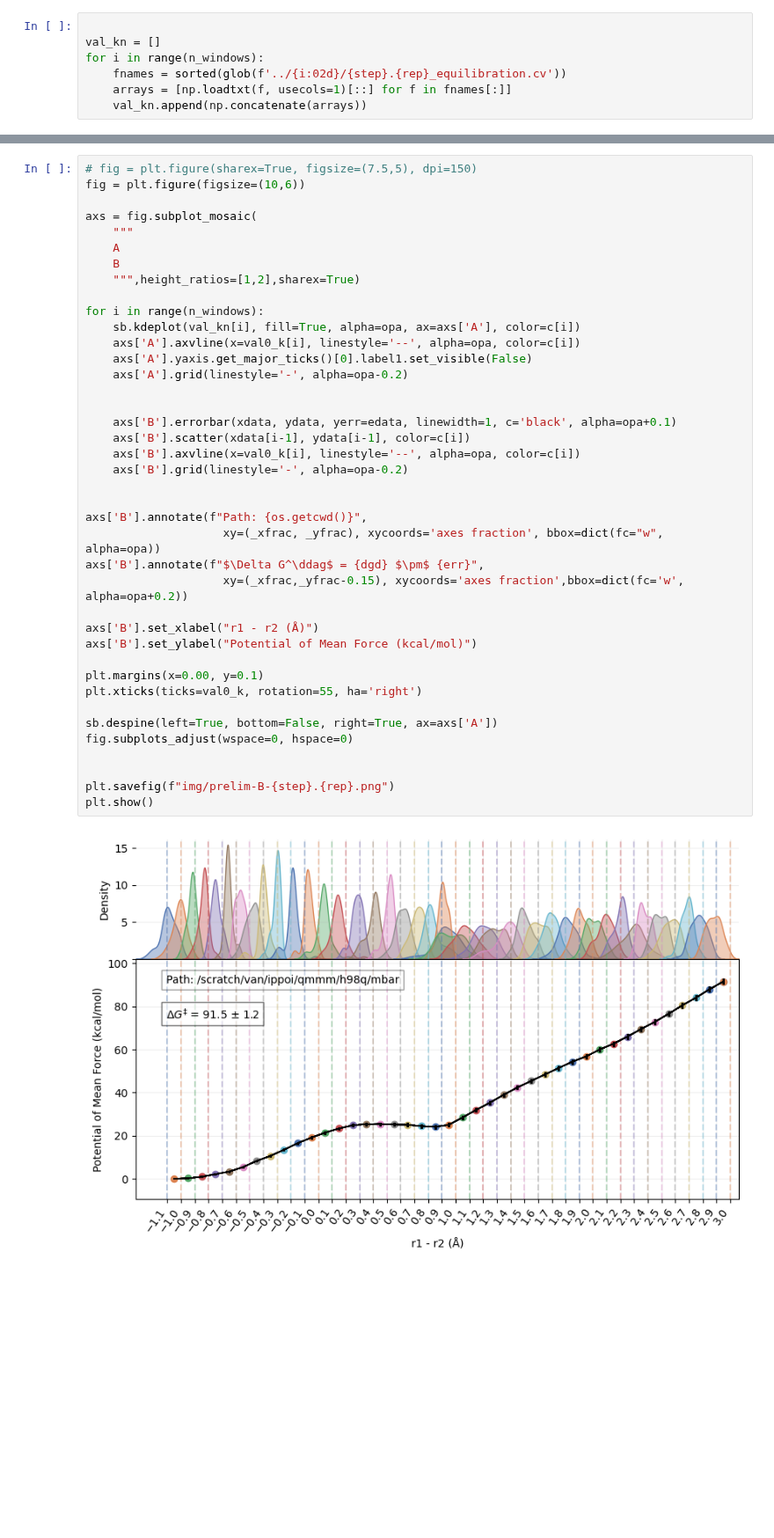
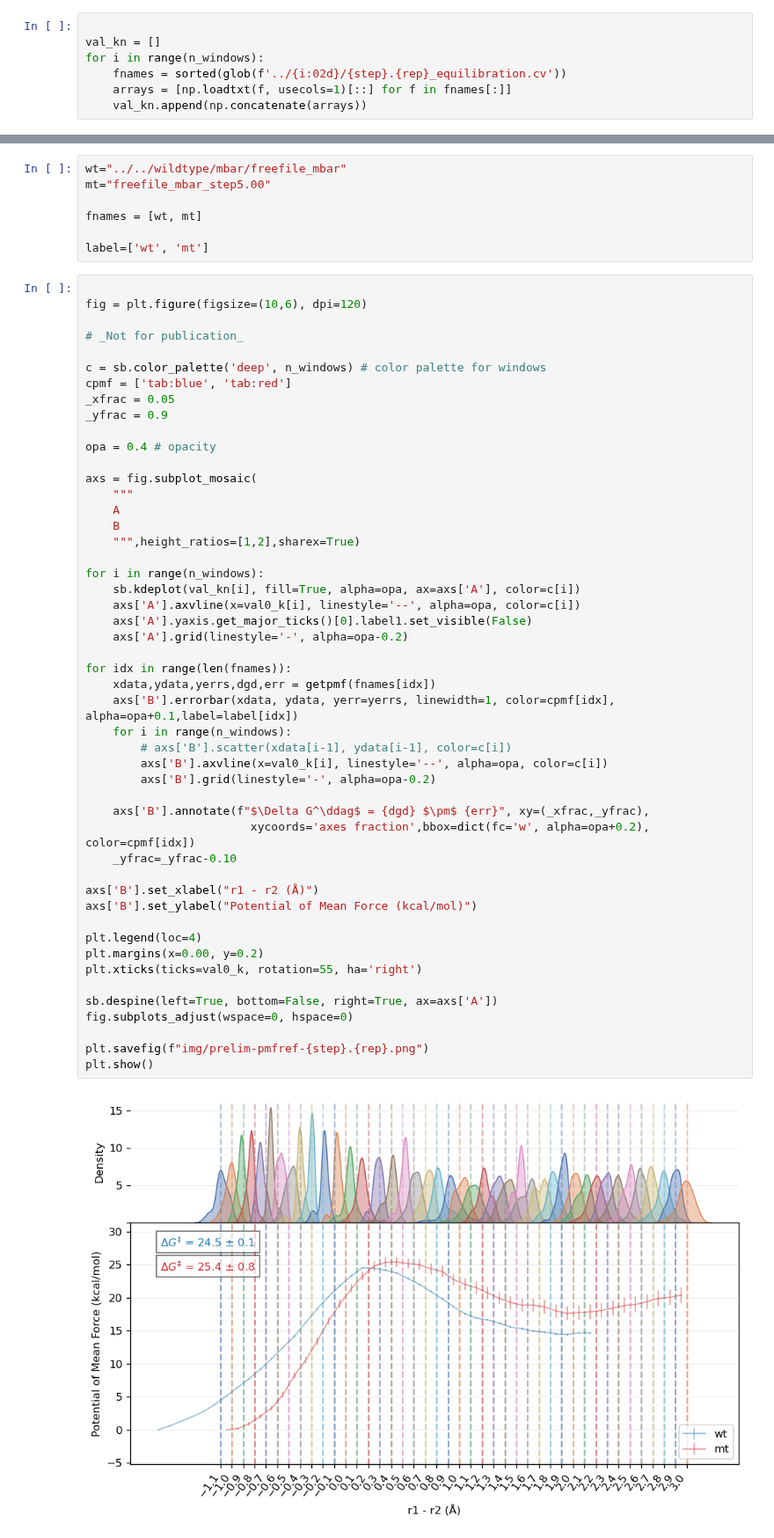
Before and after one commit to van-richard/amberassist, a Jupyter notebook: mbar/mbar.ipynb, the cells around one changed output, grey strips where cells are left out. Shown at 88% size. Drawn from its saved outputs; the diff is of its cells as text; blank space fills up the shorter version.

```diff
--- a/mbar/mbar.ipynb
+++ b/mbar/mbar.ipynb
@@ -116,45 +172,61 @@ opa=0.4
+# %%
+wt="../../wildtype/mbar/freefile_mbar"
+mt="freefile_mbar_step5.00"
+
+fnames = [wt, mt]
+
+label=['wt', 'mt']
 # %%
-# fig = plt.figure(sharex=True, figsize=(7.5,5), dpi=150)
-fig = plt.figure(figsize=(10,6))
+
+fig = plt.figure(figsize=(10,6), dpi=120)
+
+# _Not for publication_
+
+c = sb.color_palette('deep', n_windows) # color palette for windows
+cpmf = ['tab:blue', 'tab:red']
+_xfrac = 0.05
+_yfrac = 0.9
+
+opa = 0.4 # opacity
 
 axs = fig.subplot_mosaic(
     """
     A
     B
     """,height_ratios=[1,2],sharex=True)
 
 for i in range(n_windows):
     sb.kdeplot(val_kn[i], fill=True, alpha=opa, ax=axs['A'], color=c[i])
     axs['A'].axvline(x=val0_k[i], linestyle='--', alpha=opa, color=c[i])
     axs['A'].yaxis.get_major_ticks()[0].label1.set_visible(False)
     axs['A'].grid(linestyle='-', alpha=opa-0.2)
 
+for idx in range(len(fnames)):
+    xdata,ydata,yerrs,dgd,err = getpmf(fnames[idx])
+    axs['B'].errorbar(xdata, ydata, yerr=yerrs, linewidth=1, color=cpmf[idx], alpha=opa+0.1,label=label[idx])
+    for i in range(n_windows):
+        # axs['B'].scatter(xdata[i-1], ydata[i-1], color=c[i])
+        axs['B'].axvline(x=val0_k[i], linestyle='--', alpha=opa, color=c[i])
+        axs['B'].grid(linestyle='-', alpha=opa-0.2)
 
-    axs['B'].errorbar(xdata, ydata, yerr=edata, linewidth=1, c='black', alpha=opa+0.1)
-    axs['B'].scatter(xdata[i-1], ydata[i-1], color=c[i])
-    axs['B'].axvline(x=val0_k[i], linestyle='--', alpha=opa, color=c[i])
-    axs['B'].grid(linestyle='-', alpha=opa-0.2)
-
-
-axs['B'].annotate(f"Path: {os.getcwd()}",
-                    xy=(_xfrac, _yfrac), xycoords='axes fraction', bbox=dict(fc="w", alpha=opa))
-axs['B'].annotate(f"$\Delta G^\ddag$ = {dgd} $\pm$ {err}",
-                    xy=(_xfrac,_yfrac-0.15), xycoords='axes fraction',bbox=dict(fc='w', alpha=opa+0.2))
+    axs['B'].annotate(f"$\Delta G^\ddag$ = {dgd} $\pm$ {err}", xy=(_xfrac,_yfrac),
+                        xycoords='axes fraction',bbox=dict(fc='w', alpha=opa+0.2), color=cpmf[idx])
+    _yfrac=_yfrac-0.10
 
 axs['B'].set_xlabel("r1 - r2 (Å)")
 axs['B'].set_ylabel("Potential of Mean Force (kcal/mol)")
 
-plt.margins(x=0.00, y=0.1)
+plt.legend(loc=4)
+plt.margins(x=0.00, y=0.2)
 plt.xticks(ticks=val0_k, rotation=55, ha='right')
 
 sb.despine(left=True, bottom=False, right=True, ax=axs['A'])
 fig.subplots_adjust(wspace=0, hspace=0)
 
-
-plt.savefig(f"img/prelim-B-{step}.{rep}.png")
+plt.savefig(f"img/prelim-pmfref-{step}.{rep}.png")
 plt.show()
 # %% [output]
-[figure, old version]
+[figure, new version]
 # %%
 # Copy notebook to templates directory
 
```
Also changed, not shown: parts of 10 cells of this notebook, 1 other file.
